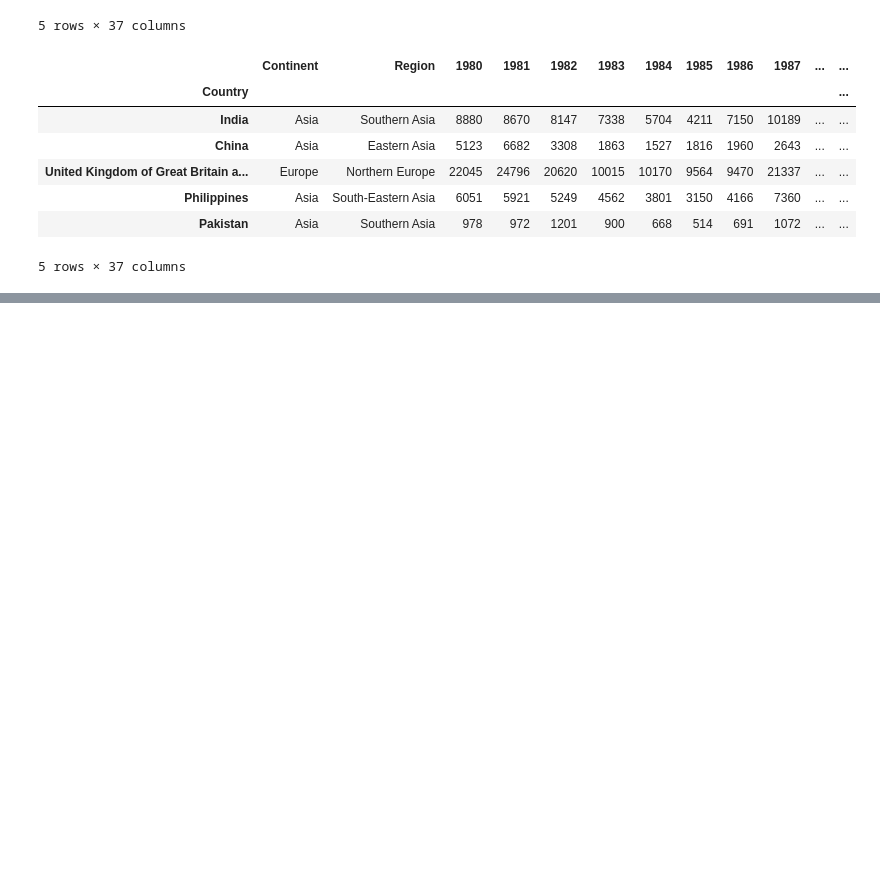
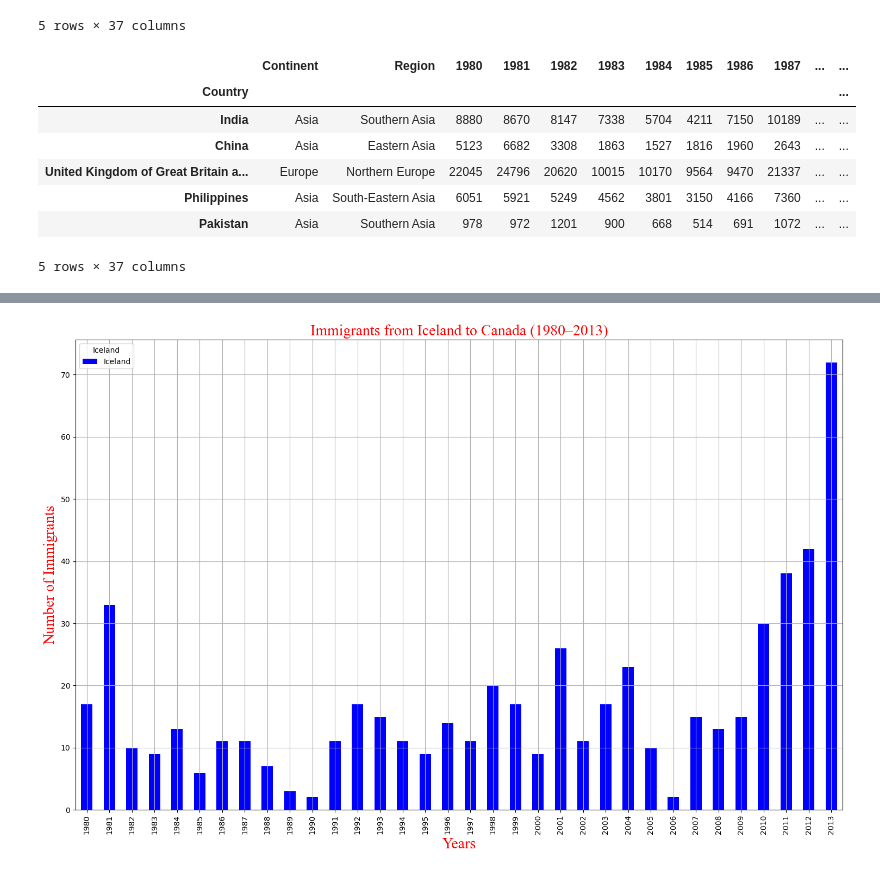
Before and after one commit to ipekgulsencelik/Python_Bootcamp, a Jupyter notebook: 03_Pandas/06_Lab.ipynb, the cells around one changed output, grey strips where cells are left out. Drawn from its saved outputs; the diff is of its cells as text; code cells hidden in the pictures; blank space fills up the shorter version.

```diff
--- a/03_Pandas/06_Lab.ipynb
+++ b/03_Pandas/06_Lab.ipynb
@@ -170,0 +316,33 @@ df_canada.head()
+# %%
+df_iceland = df_canada.loc['Iceland', years] # select the number of immigrants from Iceland for the years 1980 to 2013
+
+df_iceland.plot(
+    kind='bar', # bar plot
+    figsize=(15, 10), # size of the figure
+    color='blue' # color of the bars
+) # plot the bar plot of the number of immigrants from Iceland
+
+plt.title(
+    label='Immigrants from Iceland to Canada (1980–2013)', # title of the plot
+    fontdict={'fontfamily': 'Times New Roman', 'fontsize': 20}, # font properties of the title
+    color='red' # color of the title
+) # set the title of the plot
+
+plt.xlabel(
+    xlabel='Years', # label of the x-axis
+    fontdict={'fontfamily': 'Times New Roman', 'fontsize': 20}, # font properties of the x-axis label
+    color='red' # color of the x-axis label
+) # set the x-axis label of the plot
+
+plt.ylabel(
+    ylabel='Number of Immigrants', # label of the y-axis
+    fontdict={'fontfamily': 'Times New Roman', 'fontsize': 20}, # font properties of the y-axis label
+    color='red' # color of the y-axis label
+) # set the y-axis label of the plot
+
+plt.grid(True) # set the grid to be visible
+plt.legend(title='Iceland') # set the title of the legend
+plt.tight_layout() # adjust the padding between and around subplots
+plt.show() # display the plot
+# %% [output]
+[figure, added]
```
Also changed, not shown: parts of 10 cells of this notebook.
